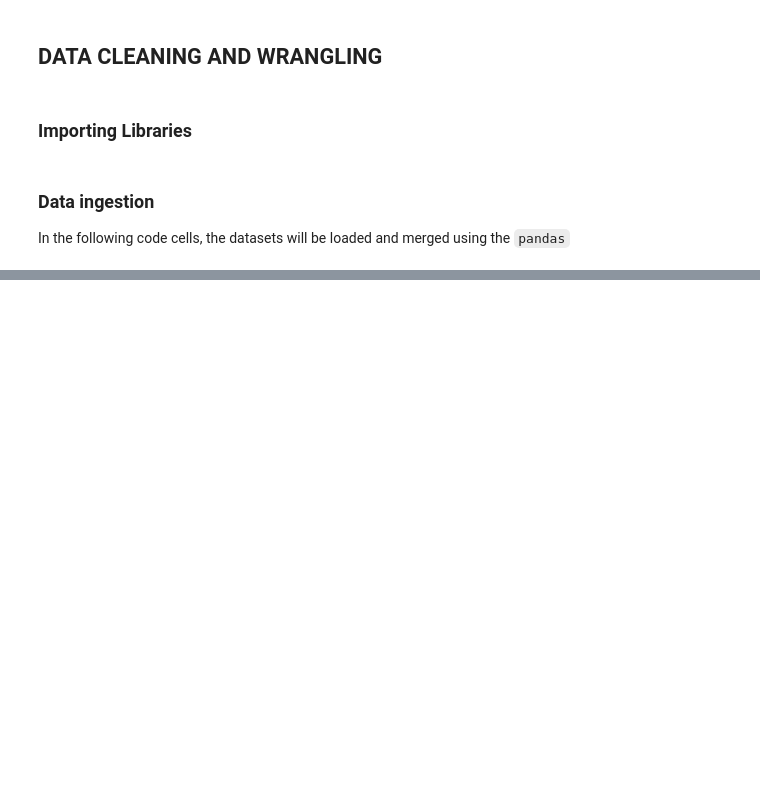
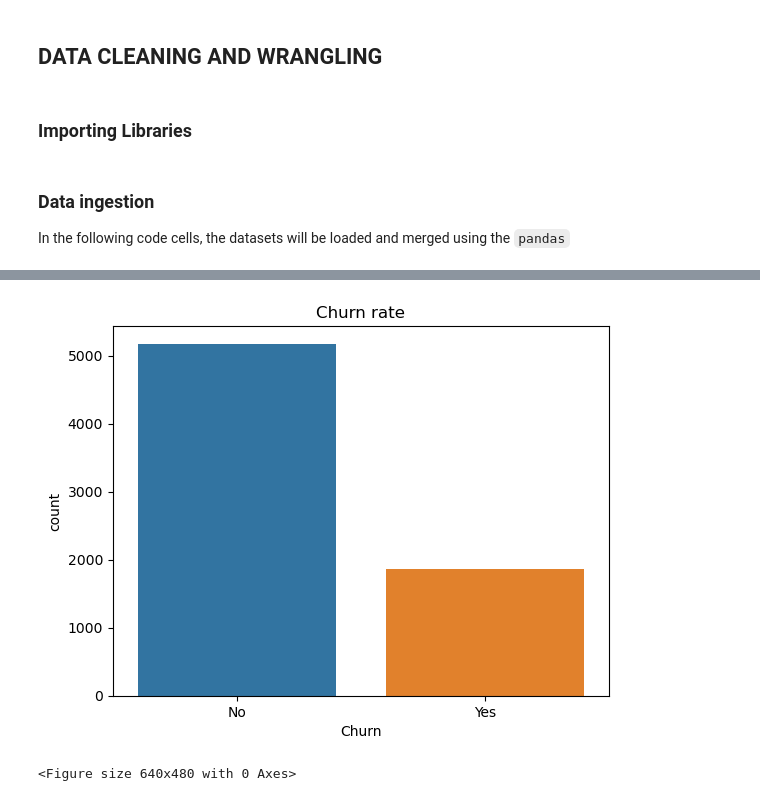
Before and after one commit to YinkaOlusola/TelecomChurnPrediction, a Jupyter notebook: notebook.ipynb, the cells around one changed output, grey strips where cells are left out. Saved outputs shown, nothing was run; the diff lists cells and outputs as text; code cells hidden in the pictures; blank space fills up the shorter version.

```diff
--- a/notebook.ipynb
+++ b/notebook.ipynb
@@ -101,0 +406,10 @@ telco_data = pd.read_csv('data/Telco-Customer-Churn.csv')
+# %%
+# Churn per category
+print('\n\n')   # Creating a space before the plot
+sns.countplot(x='Churn', data=telco_data)
+plt.title(f'Churn rate')
+plt.show()
+plt.tight_layout()
+# %% [output]
+[figure, added]
+<Figure size 640x480 with 0 Axes>
```
Also changed, not shown: parts of 37 cells of this notebook.
